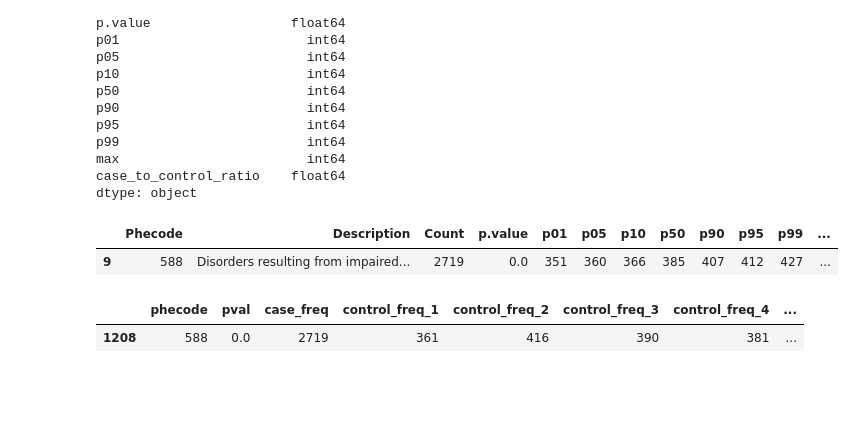
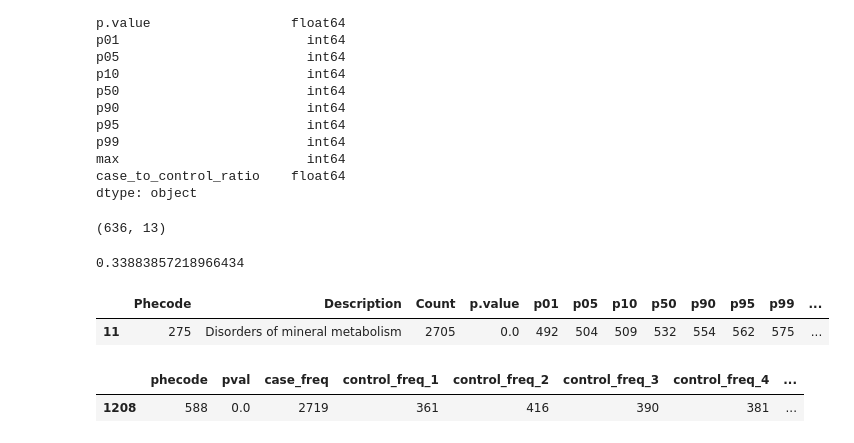
Before and after one commit to dayibian/PheWES, a Jupyter notebook: notebooks/hpp.ipynb, the cells around one changed output. Saved outputs shown, nothing was run; the diff lists cells and outputs as text; code cells hidden in the pictures; blank space fills up the shorter version.

```diff
--- a/notebooks/hpp.ipynb
+++ b/notebooks/hpp.ipynb
@@ -222,7 +200,7 @@ results.shape, results_sig.shape
 # %% [output]
 0.447522642514651
 # %%
-enriched_phecodes = pd.read_csv('../results/hpp_icd_count_2_enriched_phecode.csv', sep='\t', dtype={'Phecode':str})
+enriched_phecodes = pd.read_csv('../results/hpp_icd_count_5_enriched_phecode.csv', sep='\t', dtype={'Phecode':str})
 # %%
 enriched_phecodes.shape
 # %% [output]
@@ -234,3 +212,3 @@ enriched_phecodes[enriched_phecodes.Count>90].shape
 # %%
-enriched_phecodes = enriched_phecodes[enriched_phecodes.Count>90]
-enriched_phecodes.to_csv('../results/hpp_icd_count_2_enriched_phecode_updated.csv', sep='\t')
+enriched_phecodes = enriched_phecodes[enriched_phecodes.Count>30]
+enriched_phecodes.to_csv('../results/hpp_icd_count_5_enriched_phecode_updated.csv', sep='\t', index=False)
@@ -255,11 +229,19 @@ p99                        int64
 max                        int64
 case_to_control_ratio    float64
 dtype: object
+# %%
+enriched_phecodes.shape
+# %% [output]
+(636, 13)
+# %%
+636/1877
+# %% [output]
+0.33883857218966434
 # %%
-enriched_phecodes[enriched_phecodes.Phecode=='588']
+enriched_phecodes[enriched_phecodes.Phecode=='275']
 # %% [output]
 |  | Phecode | Description | Count | p.value | p01 | p05 | p10 | p50 | p90 | p95 | p99 | ... |
-| 9 | 588 | Disorders resulting from impaired... | 2719 | 0.0 | 351 | 360 | 366 | 385 | 407 | 412 | 427 | ... |
+| 11 | 275 | Disorders of mineral metabolism | 2705 | 0.0 | 492 | 504 | 509 | 532 | 554 | 562 | 575 | ... |
 # %%
 def plot_freq_dist(results: pd.DataFrame, folder: str, count: bool = False, N: int = 1762) -> None:
     """
```
Also changed, not shown: parts of 15 cells of this notebook, 8 other files.
